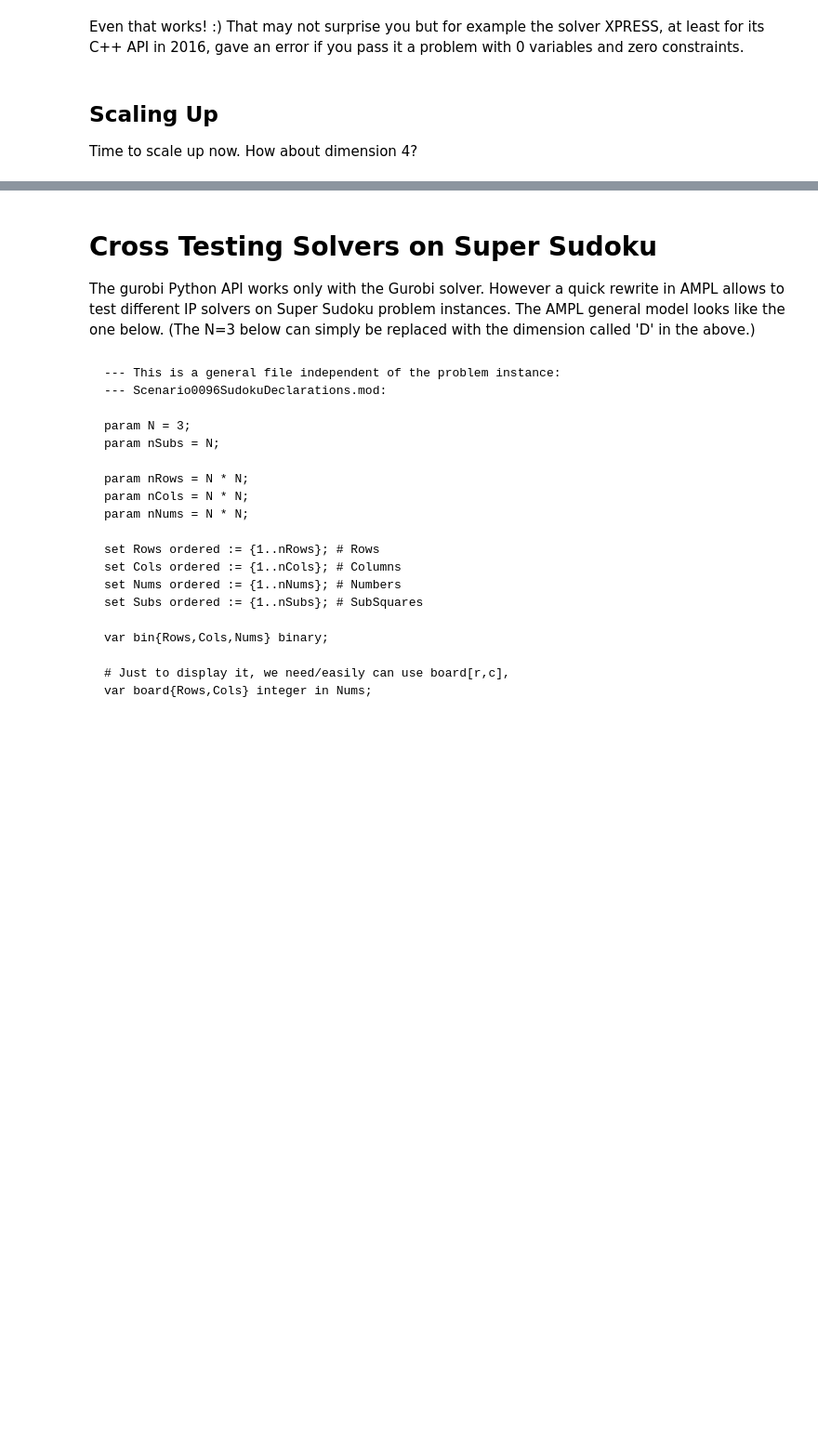
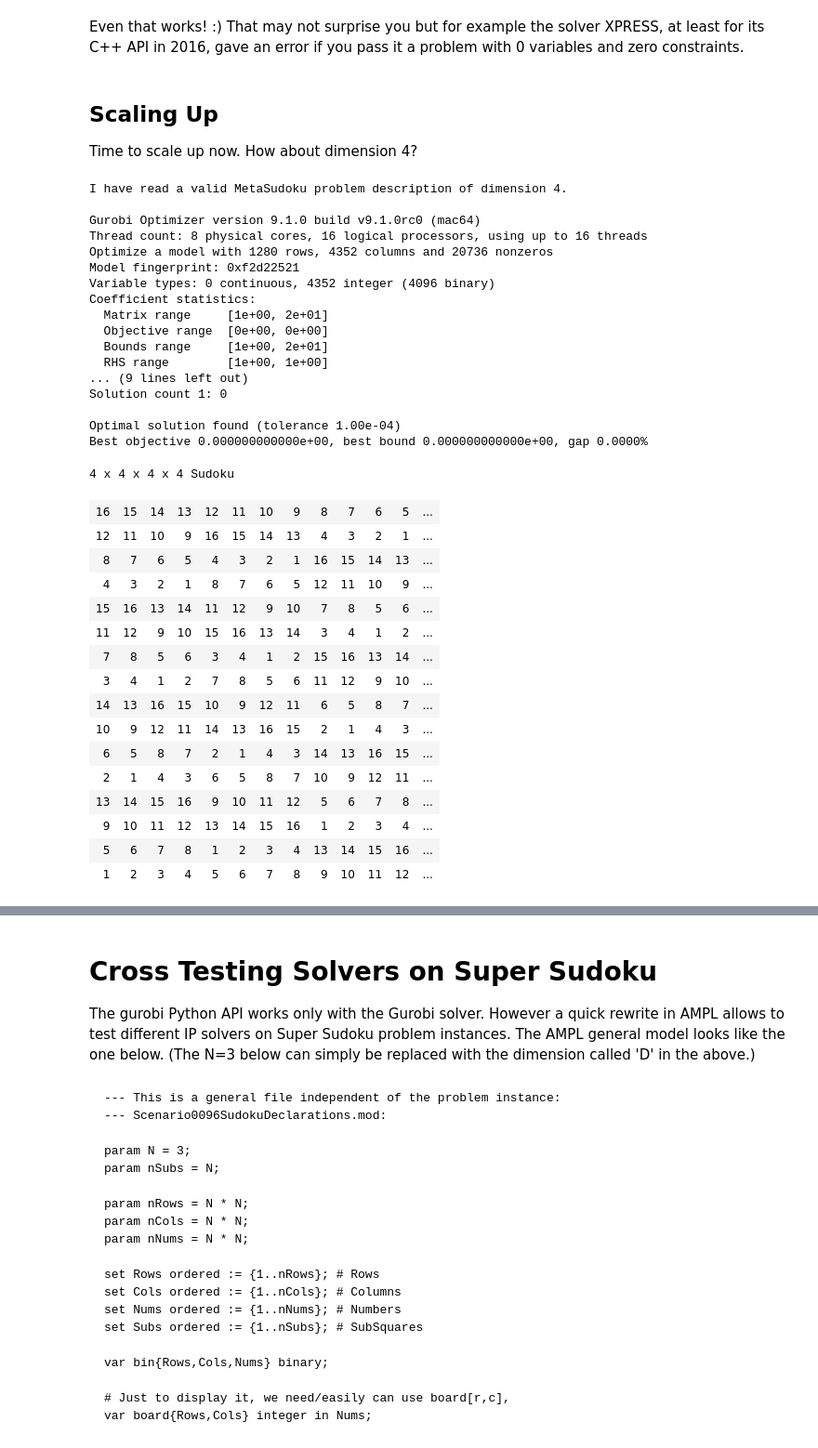
Before and after one commit to PeterSels/OnComputation, a Jupyter notebook: SuperSudoku/SuperSudoku.ipynb, the cells around one changed output, grey strips where cells are left out. Shown: that part at 93% size. Drawn from its saved outputs; the diff is of its cells as text; code cells hidden in the pictures; blank space fills up the shorter version.

```diff
--- a/SuperSudoku/SuperSudoku.ipynb
+++ b/SuperSudoku/SuperSudoku.ipynb
@@ -368,15 +388,17 @@ def solve_sudoku_with_gurobi(dim, fixed):
                          lb=1, ub=n_nums, name='num')
     # note that the lower bound is 1 and not 0.
 
-    # initial squares, fixed
-    for r_str in fixed:
-        r = int(r_str)-1
-        for c_str in fixed[r_str]:
-            c = int(c_str)-1
-            f = int(fixed[r_str][c_str])
-            constr_name = 'binFixRelation_r{:d}_c{:d}_f{:d}'.format(r, c, f)
-            m.addConstr(quicksum(bin_vars[r,c,n] * (n+1) for n in nums)\
-                        == f, constr_name)
+    impose_pre_fix_squares = True
+    if impose_pre_fix_squares:
+        # initial squares, fixed
+        for r_str in fixed:
+            r = int(r_str)-1
+            for c_str in fixed[r_str]:
+                c = int(c_str)-1
+                f = int(fixed[r_str][c_str])
+                constr_name = 'binFixRelation_r{:d}_c{:d}_f{:d}'.format(r, c, f)
+                m.addConstr(quicksum(bin_vars[r,c,n] * (n+1) for n in nums)\
+                            == f, constr_name)
 
     # define the constraints linking binary and numeric constraints
     for r in rows:
@@ -545,3 +698,41 @@ Even that works! :) That may not surprise you but for example the solver XPRESS,
 ## Scaling Up
 
 Time to scale up now. How about dimension 4?
+# %%
+#read_solve_write_display_sudoku('sudokuDim4.json')
+read_solve_write_display_sudoku('sudokuDim4NothingFixed.json')
+# %% [output]
+I have read a valid MetaSudoku problem description of dimension 4.
+
+Gurobi Optimizer version 9.1.0 build v9.1.0rc0 (mac64)
+Thread count: 8 physical cores, 16 logical processors, using up to 16 threads
+Optimize a model with 1280 rows, 4352 columns and 20736 nonzeros
+Model fingerprint: 0xf2d22521
+Variable types: 0 continuous, 4352 integer (4096 binary)
+Coefficient statistics:
+  Matrix range     [1e+00, 2e+01]
+  Objective range  [0e+00, 0e+00]
+  Bounds range     [1e+00, 2e+01]
+  RHS range        [1e+00, 1e+00]
+... (9 lines left out)
+Solution count 1: 0
+
+Optimal solution found (tolerance 1.00e-04)
+Best objective 0.000000000000e+00, best bound 0.000000000000e+00, gap 0.0000%
+4 x 4 x 4 x 4 Sudoku
+| 16 | 15 | 14 | 13 | 12 | 11 | 10 | 9 | 8 | 7 | 6 | 5 | ... |
+| 12 | 11 | 10 | 9 | 16 | 15 | 14 | 13 | 4 | 3 | 2 | 1 | ... |
+| 8 | 7 | 6 | 5 | 4 | 3 | 2 | 1 | 16 | 15 | 14 | 13 | ... |
+| 4 | 3 | 2 | 1 | 8 | 7 | 6 | 5 | 12 | 11 | 10 | 9 | ... |
+| 15 | 16 | 13 | 14 | 11 | 12 | 9 | 10 | 7 | 8 | 5 | 6 | ... |
+| 11 | 12 | 9 | 10 | 15 | 16 | 13 | 14 | 3 | 4 | 1 | 2 | ... |
+| 7 | 8 | 5 | 6 | 3 | 4 | 1 | 2 | 15 | 16 | 13 | 14 | ... |
+| 3 | 4 | 1 | 2 | 7 | 8 | 5 | 6 | 11 | 12 | 9 | 10 | ... |
+| 14 | 13 | 16 | 15 | 10 | 9 | 12 | 11 | 6 | 5 | 8 | 7 | ... |
+| 10 | 9 | 12 | 11 | 14 | 13 | 16 | 15 | 2 | 1 | 4 | 3 | ... |
+| 6 | 5 | 8 | 7 | 2 | 1 | 4 | 3 | 14 | 13 | 16 | 15 | ... |
+| 2 | 1 | 4 | 3 | 6 | 5 | 8 | 7 | 10 | 9 | 12 | 11 | ... |
+| 13 | 14 | 15 | 16 | 9 | 10 | 11 | 12 | 5 | 6 | 7 | 8 | ... |
+| 9 | 10 | 11 | 12 | 13 | 14 | 15 | 16 | 1 | 2 | 3 | 4 | ... |
+| 5 | 6 | 7 | 8 | 1 | 2 | 3 | 4 | 13 | 14 | 15 | 16 | ... |
+| 1 | 2 | 3 | 4 | 5 | 6 | 7 | 8 | 9 | 10 | 11 | 12 | ... |
```
Also changed, not shown: parts of 20 cells of this notebook, 11 other files.
